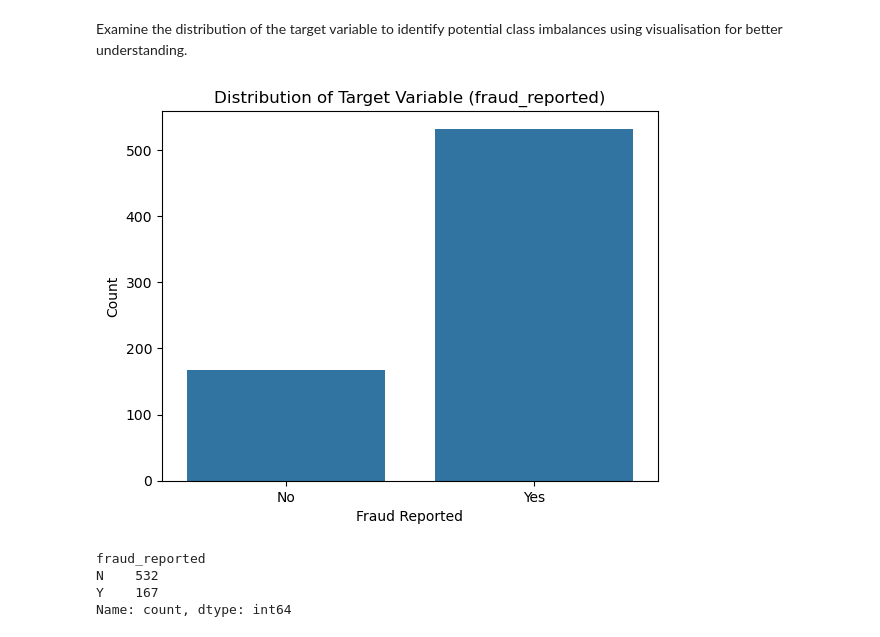
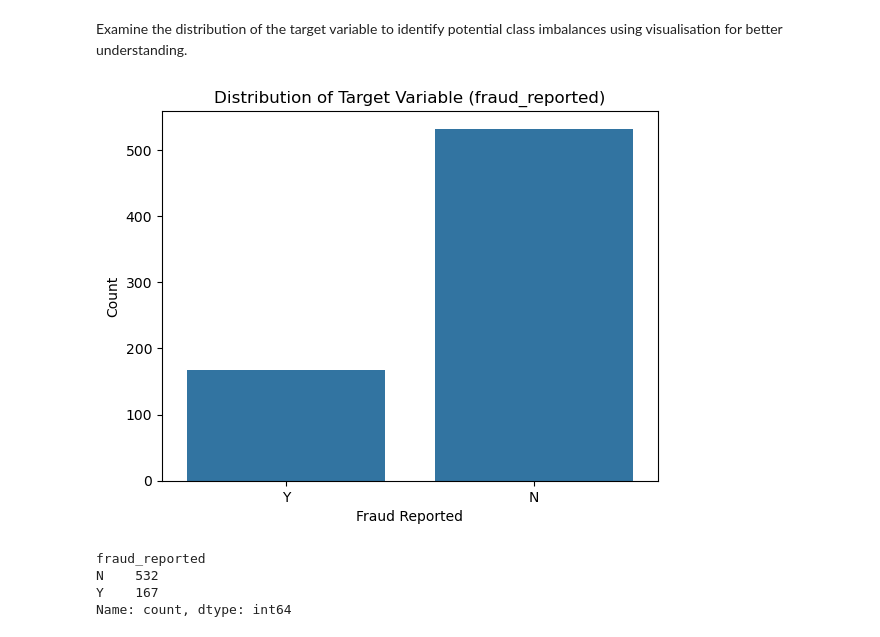
Before and after one commit to sunilkumarrudragada/Fraudulent_Claim_Detection, a Jupyter notebook: fraudulent_Claim_Detection.ipynb, the cells around one changed output. Saved outputs shown, nothing was run; the diff lists cells and outputs as text; code cells hidden in the pictures.

```diff
--- a/fraudulent_Claim_Detection.ipynb
+++ b/fraudulent_Claim_Detection.ipynb
@@ -657,13 +657,12 @@ Examine the distribution of the target variable to identify potential class imba
 # %%
 # Plot a bar chart to check class balance
 sns.countplot(x=y_train)
 plt.title("Distribution of Target Variable (fraud_reported)")
 plt.xlabel("Fraud Reported")
 plt.ylabel("Count")
-plt.xticks([0, 1], ['No', 'Yes'])
 plt.show()
 # %% [output]
-[figure, old version]
+[figure, new version]
 # %%
 y_train.value_counts()
 # %% [output]
```
Also changed, not shown: parts of 8 cells of this notebook, 1 other file.
